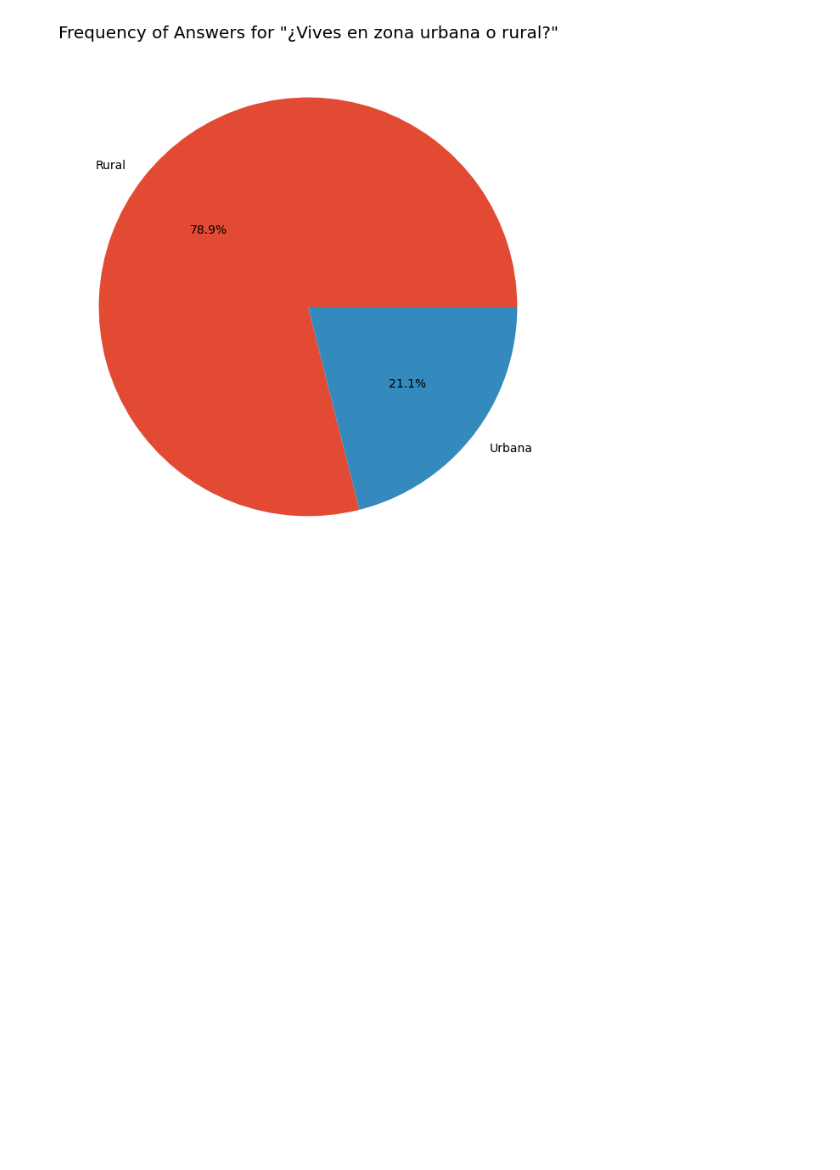
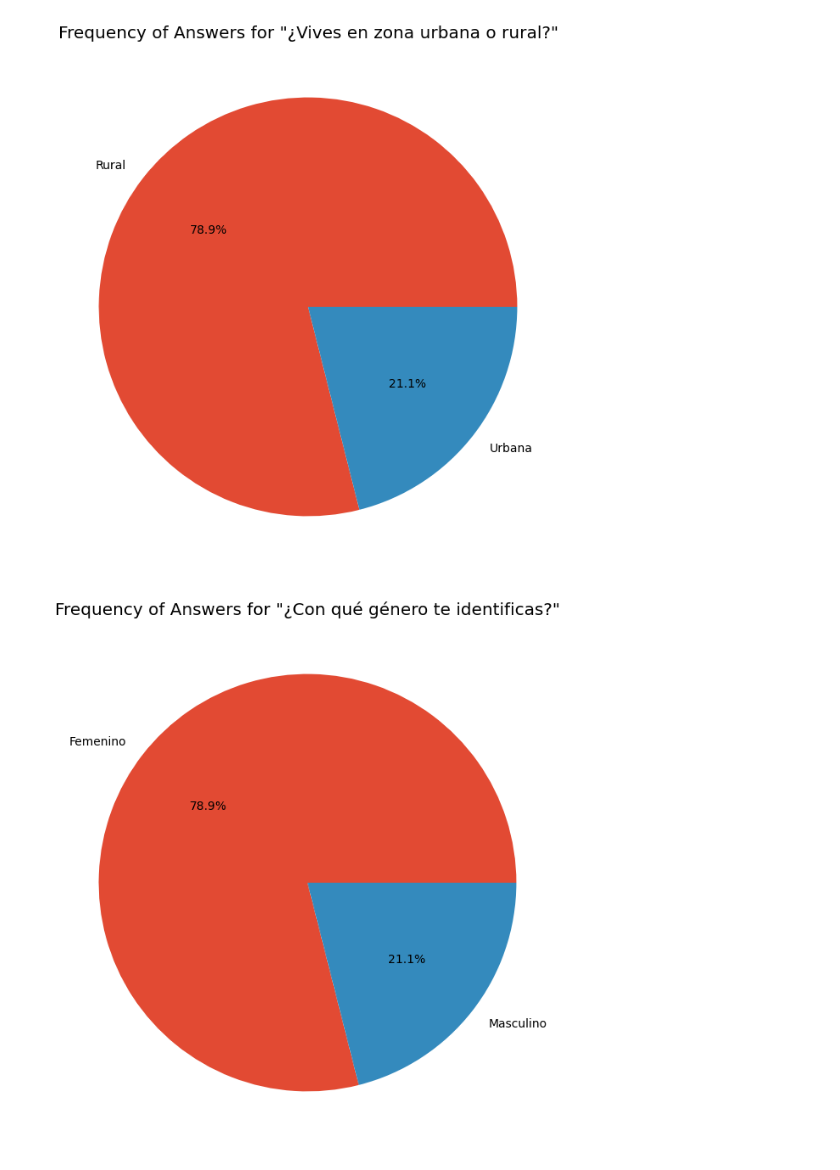
Before and after one commit to FelipeGuarda/Python, a Jupyter notebook: Docente activo/Encuesta pre-creencias 2024.ipynb, the cells around one changed output. Cells and saved outputs as stored; diff of their text form; code cells hidden in the pictures; blank space fills up the shorter version.

```diff
--- a/Docente activo/Encuesta pre-creencias 2024.ipynb
+++ b/Docente activo/Encuesta pre-creencias 2024.ipynb
@@ -89,6 +17,13 @@ variable_labels = {
-# %%
-def data_label(data, label):
-    print(f"Accessing label: {label}")
-    full_name = variable_labels[label]
-    print(f"Full column name: {full_name}")
-    return data[full_name]
+# %%
+import re
+
+# Function to extract the name inside square brackets
+def extract_name(name):
+    match = re.search(r'\[(.*?)\]', name)
+    if match:
+        return match.group(1)
+    else:
+        return name
+
+# Rename the columns
+my_data = my_data.rename(columns=extract_name)
@@ -95,3 +100,7 @@ def data_label(data, label):
+# %%
+#Define helper function:
+def data_label(data, label):
+    return data[variable_labels[label]]
 # %%
 comuna_frequency = data_label(my_data, "comuna").value_counts()
 print(comuna_frequency)
@@ -126,15 +142,17 @@ plt.show()
 [figure]
 # %%
 # Get the frequency of each unique value
-genero_freq = my_data["¿Con qué género te identificas?"].value_counts()
+genero_freq = data_label(my_data, "genero").value_counts()
 
 style.use('ggplot')
 
 # Create the pie chart
 plt.figure(figsize=(10, 8))
 genero_freq.plot.pie(autopct='%1.1f%%')
 plt.title('Frequency of Answers for "¿Con qué género te identificas?"')
 plt.ylabel('')  # Hide the y-axis label
 plt.show()
+# %% [output]
+[figure, added]
 # %%
 # Get the frequency of each unique value
```
Also changed, not shown: parts of 11 cells of this notebook.
